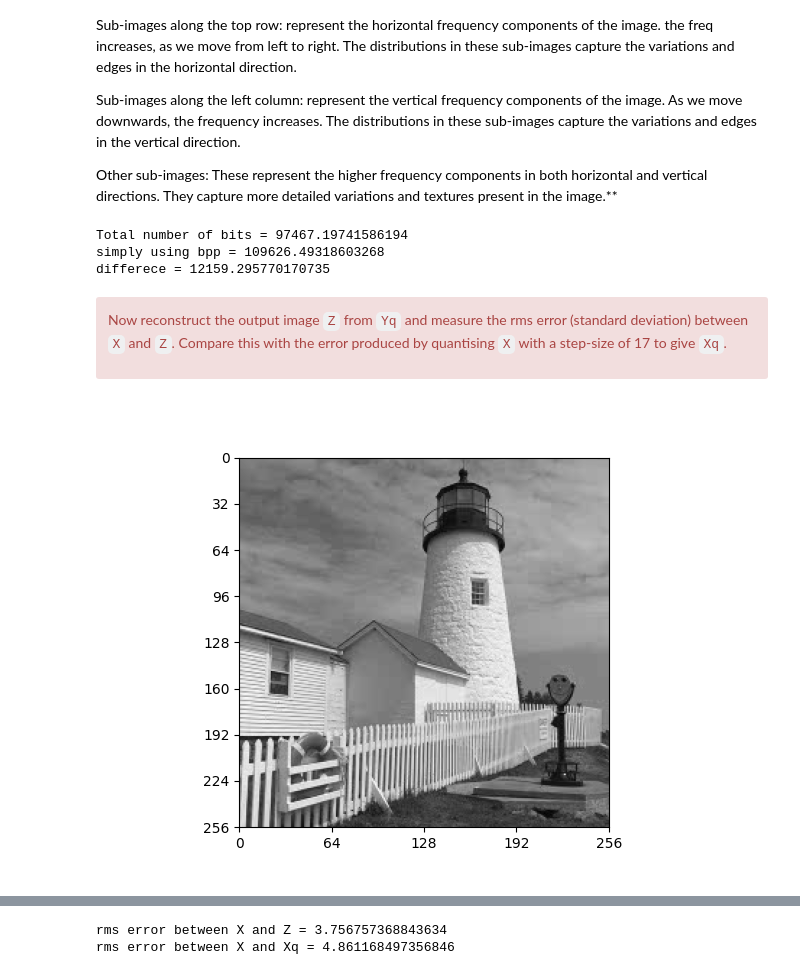
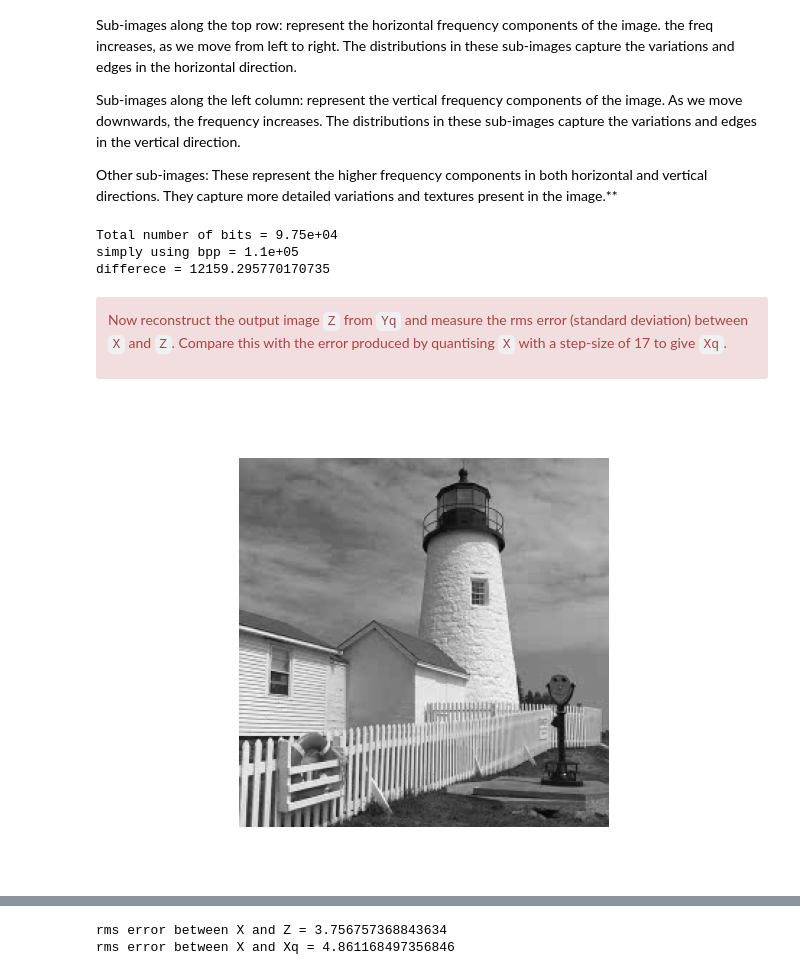
Before and after one commit to ki277/cued_sf2_lab, a Jupyter notebook: 7-the-discrete-cosine-transform.ipynb, the cells around one changed output, grey strips where cells are left out. Cells and saved outputs as stored; diff of their text form; code cells hidden in the pictures.

```diff
--- a/7-the-discrete-cosine-transform.ipynb
+++ b/7-the-discrete-cosine-transform.ipynb
@@ -344,12 +357,12 @@ Other sub-images: These represent the higher frequency components in both horizo
 # %%
 # calculate the total num of bits
 total_bits = dctbpp(Yr, N)
-print(f'Total number of bits = {total_bits}')
-print(f'simply using bpp = {bpp(Yr)*Yr.size}')
+print(f'Total number of bits = {total_bits:.3}')
+print(f'simply using bpp = {bpp(Yr)*Yr.size:.3}')
 print(f'differece = {bpp(Yr)*Yr.size - total_bits}')
 # %% [output]
-Total number of bits = 97467.19741586194
-simply using bpp = 109626.49318603268
+Total number of bits = 9.75e+04
+simply using bpp = 1.1e+05
 differece = 12159.295770170735
 # %% [markdown]
 <div class="alert alert-block alert-danger">
@@ -362,10 +375,12 @@ error produced by quantising `X` with a step-size of 17 to give `Xq`.
 # %%
 # Your code here
 
 Z = colxfm(colxfm(Yq.T, C8.T).T, C8.T)
 
 fig, ax = plt.subplots()
 plot_image(Z, ax=ax)
+ax.axis('off')
+#plt.savefig('7_const.png', dpi=300, bbox_inches='tight')
 plt.show()
 # %% [output]
-[figure, old version]
+[figure, new version]
```
Also changed, not shown: parts of 16 cells of this notebook, 1 other file.
